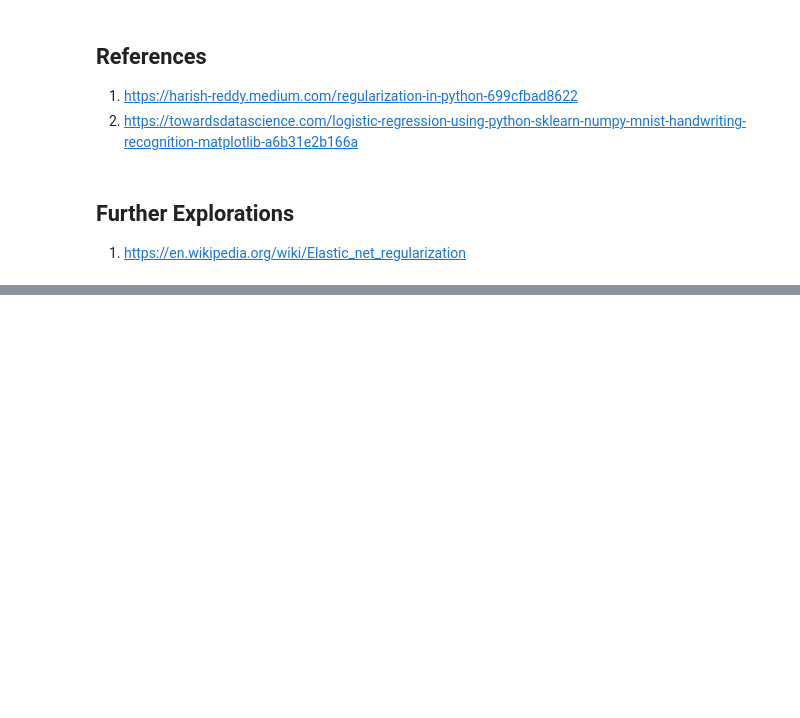
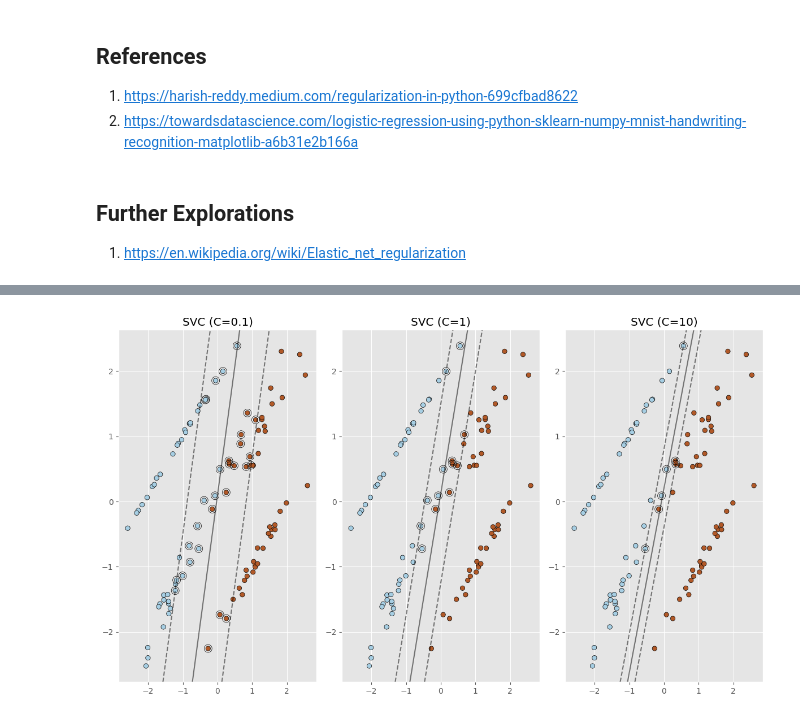
Before and after one commit to Divyalakshmikrishnaveni66/DIVYALAKSHMI-KRISHNAVENI_FMML_LABS-AND-PROJECTS, a Jupyter notebook: Regression_Lab_3.ipynb, the cells around one changed output, grey strips where cells are left out. Saved outputs shown, nothing was run; the diff lists cells and outputs as text; code cells hidden in the pictures; blank space fills up the shorter version.

```diff
--- a/Regression_Lab_3.ipynb
+++ b/Regression_Lab_3.ipynb
@@ -668,0 +783,43 @@ import numpy as np import matplotlib.pyplot as plt from sklearn.linear_model imp
+# %%
+import numpy as np
+import matplotlib.pyplot as plt
+from sklearn.datasets import make_classification
+from sklearn.svm import SVC
+
+# Generate sample data
+X, y = make_classification(n_samples=100, n_features=2, n_informative=2, n_redundant=0, random_state=42)
+
+# Fit classification models
+Cs = [0.1, 1, 10]
+
+plt.figure(figsize=(12, 7))
+
+for C in Cs:
+    svc = SVC(kernel='linear', C=C)
+    svc.fit(X, y)
+
+    # Plot the decision boundary
+    plt.subplot(1, 3, Cs.index(C) + 1)
+    plt.scatter(X[:, 0], X[:, 1], c=y, cmap=plt.cm.Paired, edgecolors='k')
+
+    # Plot support vectors
+    plt.scatter(svc.support_vectors_[:, 0], svc.support_vectors_[:, 1], s=100, facecolors='none', edgecolors='k')
+
+    xlim = plt.xlim()
+    ylim = plt.ylim()
+
+    # Create grid to evaluate model
+    xx = np.linspace(xlim[0], xlim[1], 30)
+    yy = np.linspace(ylim[0], ylim[1], 30)
+    YY, XX = np.meshgrid(yy, xx)
+    xy = np.vstack([XX.ravel(), YY.ravel()]).T
+    Z = svc.decision_function(xy).reshape(XX.shape)
+
+    # Plot decision boundary and margins
+    plt.contour(XX, YY, Z, colors='k', levels=[-1, 0, 1], alpha=0.5, linestyles=['--', '-', '--'])
+    plt.title(f'SVC (C={C})')
+
+plt.tight_layout()
+plt.show()
+# %% [output]
+[figure, added]
```
Also changed, not shown: parts of 8 cells of this notebook.
